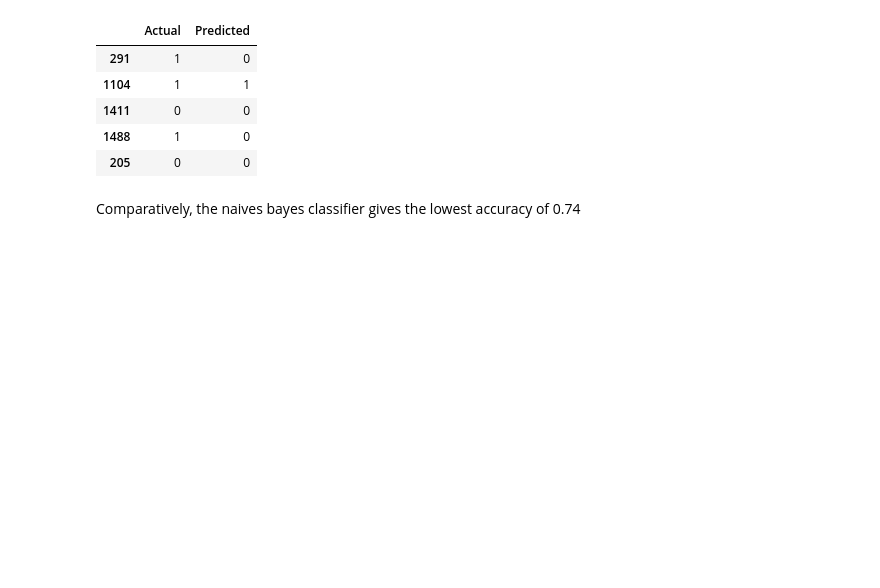
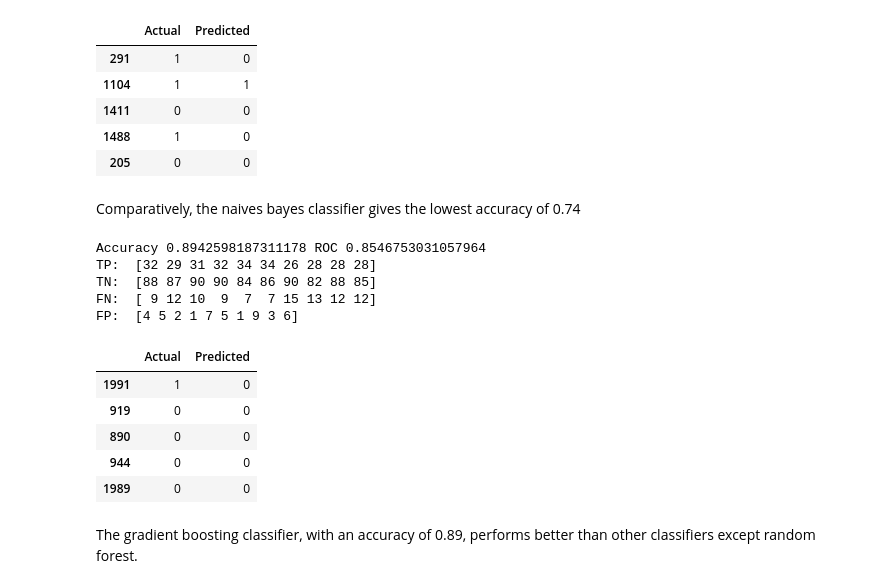
Before and after one commit to adityasaxena26/diabetes-prediction, a Jupyter notebook: diabetes_prediction.ipynb, the cells around one changed output. Cells and saved outputs as stored; diff of their text form; code cells hidden in the pictures; blank space fills up the shorter version.

Commit message:
using gradient boosting classifier build a new model

```diff
--- a/diabetes_prediction.ipynb
+++ b/diabetes_prediction.ipynb
@@ -381,3 +381,40 @@ FP:  [15 10 12 14 17 14 16 19 13 16]
 | 205 | 0 | 0 |
 # %% [markdown]
 Comparatively, the naives bayes classifier gives the lowest accuracy of 0.74
+# %%
+# build a new model using Gradient Boosting Classifier
+
+from sklearn.ensemble import GradientBoostingClassifier
+clf = GradientBoostingClassifier(n_estimators=50, learning_rate=0.2)
+clf.fit(train_X, train_y)
+y_pred = clf.predict(test_X)
+
+# find accuracy
+ac = accuracy_score(test_y, y_pred)
+acc.append(ac)
+
+# find the roc_auc score
+rc = roc_auc_score(test_y, y_pred)
+roc.append(rc)
+print("\nAccuracy {0} ROC {1}".format(ac, rc))
+
+# perforrm cross validation
+result = cross_validate(clf, train_X, train_y, scoring = scoring, cv = 10)
+display_result(result)
+
+# display predicted values
+pd.DataFrame(data = {'Actual':test_y, 'Predicted':y_pred}).head()
+# %% [output]
+Accuracy 0.8942598187311178 ROC 0.8546753031057964
+TP:  [32 29 31 32 34 34 26 28 28 28]
+TN:  [88 87 90 90 84 86 90 82 88 85]
+FN:  [ 9 12 10  9  7  7 15 13 12 12]
+FP:  [4 5 2 1 7 5 1 9 3 6]
+|  | Actual | Predicted |
+| 1991 | 1 | 0 |
+| 919 | 0 | 0 |
+| 890 | 0 | 0 |
+| 944 | 0 | 0 |
+| 1989 | 0 | 0 |
+# %% [markdown]
+The gradient boosting classifier, with an accuracy of 0.89, performs better than other classifiers except random forest.
```
Also changed, not shown: parts of 1 cell of this notebook.
